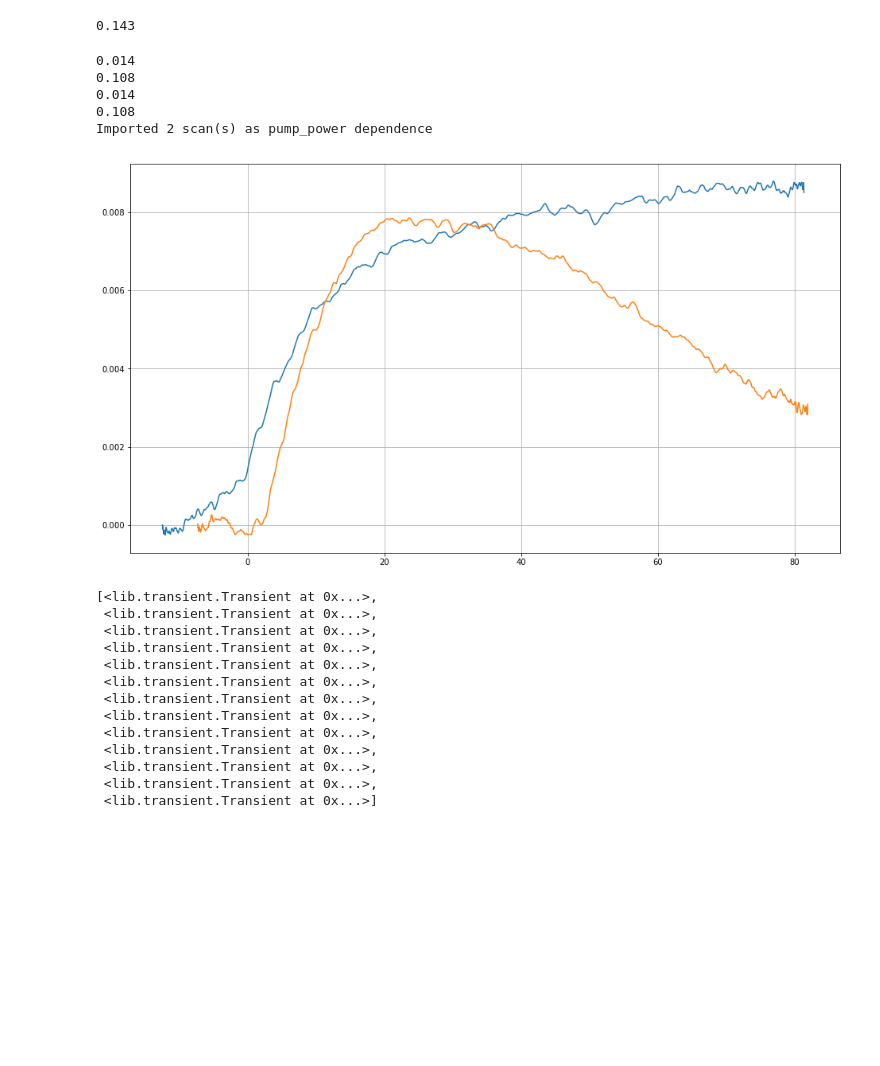
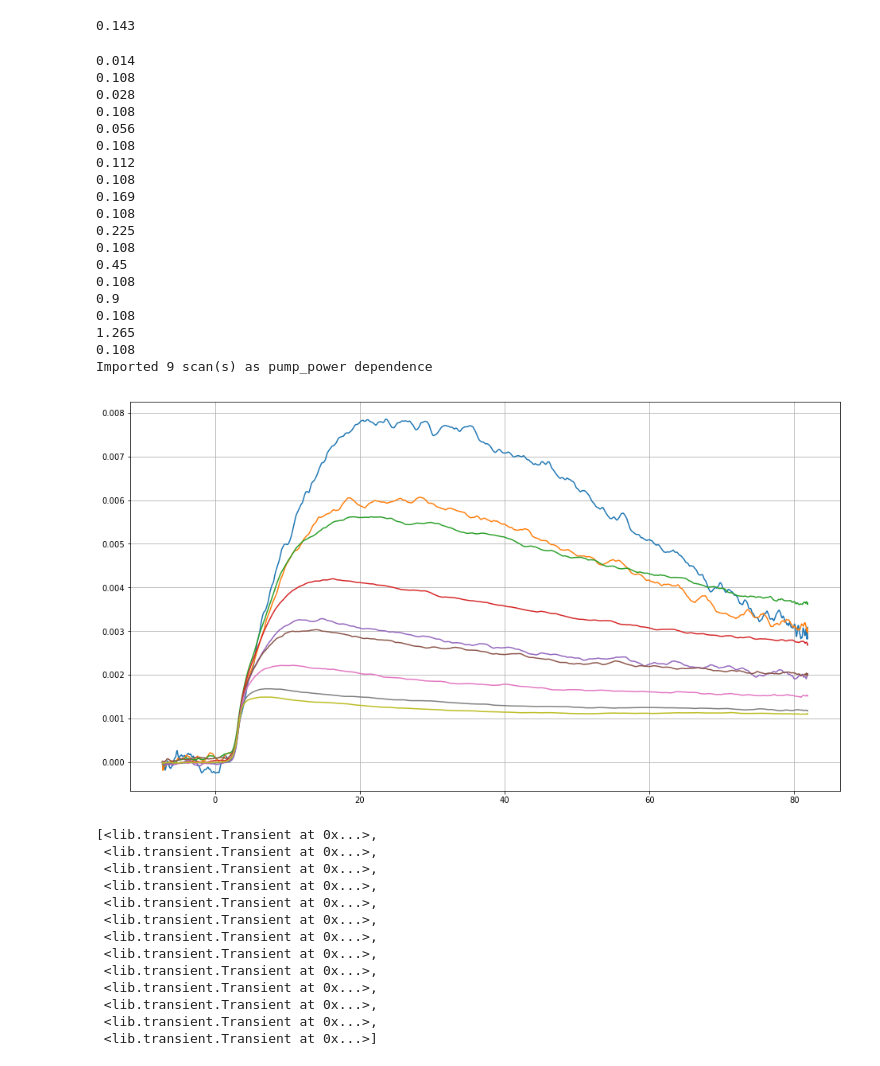
Before and after one commit to steinnymir/RegAscope2017, a Jupyter notebook: Analysis Tests.ipynb, the cells around one changed output. Saved outputs shown, nothing was run; the diff lists cells and outputs as text; code cells hidden in the pictures; blank space fills up the shorter version.

```diff
--- a/Analysis Tests.ipynb
+++ b/Analysis Tests.ipynb
@@ -166,7 +166,7 @@ trs[1].pump_energy
 # %%
 tr.filter_low_pass(cutHigh=0.05)
 # %%
-filepath = 'E:/steinn/new data/asdf/'
+filepath = 'E:/steinn/new data/2017-11-28/'
 files = os.listdir(filepath)
 pump_spot = 80
 probe_spot = 50
@@ -181,36 +181,50 @@ scanList = []
 k_parameters = []
 
 for i in range(len(files)):
     tr = transient.Transient()
     tr.import_file(filepath + files[i],cleanData=False, key_parameter = key_parameter, description=description)
     tr.pump_spot = pump_spot
     tr.probe_spot = probe_spot
     tr.calc_energy_densities()
     tr.crop_time_scale()
     tr.shift_time(t0)
     tr.filter_low_pass(cutFreq)
 #     tr.flip_trace()
     tr.remove_DC_offset()
     tr.flip_time()
     k_parameters.append(float(getattr(tr,key_parameter)))
     tr.trace = np.divide(tr.trace,tr.pump_energy)
     scanList.append(tr)
 print('Imported {0} scan(s) as {1} dependence'.format(len(scanList),scanList[0].key_parameter))
 data1 = scanList
 fig = plt.figure(figsize=(16,9))
 ax = fig.add_subplot(111)
 for idx in range(len(scanList)):
     ax.plot(scanList[idx].time, scanList[idx].trace)
 # plt.xlim((-2,5))
 # plt.ylim((-0.0003,0.002))
 plt.grid()
 # %% [output]
 0.014
 0.108
-0.014
+0.028
 0.108
-Imported 2 scan(s) as pump_power dependence
+0.056
+0.108
+0.112
+0.108
+0.169
+0.108
+0.225
+0.108
+0.45
+0.108
+0.9
+0.108
+1.265
+0.108
+Imported 9 scan(s) as pump_power dependence
-[figure, old version]
+[figure, new version]
 # %%
 data3 = data1[:4]
 for i in data2:
```
Also changed, not shown: parts of 7 cells of this notebook.
